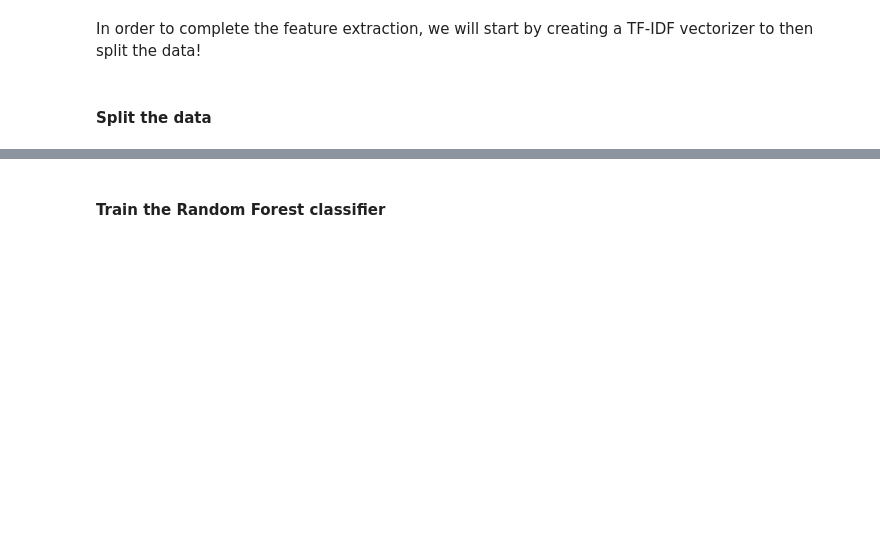
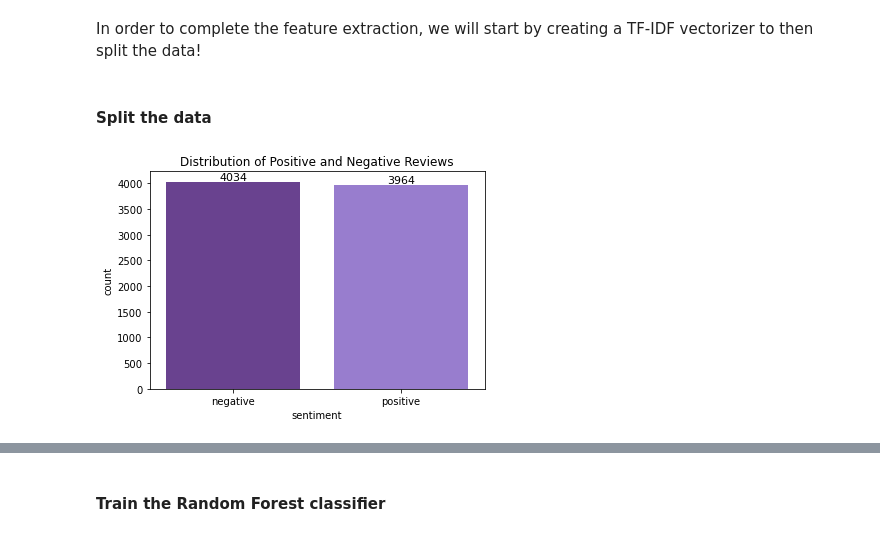
Before and after one commit to hjoad/67364-final-project, a Jupyter notebook: final-project.ipynb, the cells around one changed output, grey strips where cells are left out. Saved outputs shown, nothing was run; the diff lists cells and outputs as text; code cells hidden in the pictures; blank space fills up the shorter version.

Commit message:
put in some more visualizations

```diff
--- a/final-project.ipynb
+++ b/final-project.ipynb
@@ -347,3 +347,24 @@ X = tfidf_vectorizer.fit_transform(reviews_preprocessed_df['review']).toarray()
 # %%
 y = reviews_preprocessed_df['sentiment'].map({'positive': 1, 'negative': 0}).values
 X_train, X_test, y_train, y_test = train_test_split(X, y, test_size=0.2, random_state=42) # train_test_split is our favorite function
+# %%
+# Convert y_train to a DataFrame and map back to 'positive' and 'negative'
+y_train_df = pd.DataFrame(y_train, columns=['sentiment'])
+y_train_df['sentiment'] = y_train_df['sentiment'].map({1: 'positive', 0: 'negative'})
+
+# Define the color palette
+palette = {"positive": "#9370db", "negative": "#69359c"}
+
+# Create the count plot
+plot = sns.countplot(data=y_train_df, x='sentiment', palette=palette)
+plt.title('Distribution of Positive and Negative Reviews')
+
+# Annotate the bars with the exact counts
+for bar in plot.patches:
+    plot.annotate(f'{bar.get_height()}', (bar.get_x() + bar.get_width() / 2., bar.get_height()),
+                  ha='center', va='center', fontsize=11, color='black', xytext=(0, 5),
+                  textcoords='offset points')
+
+plt.show()
+# %% [output]
+[figure, added]
```
Also changed, not shown: parts of 1 cell of this notebook.
